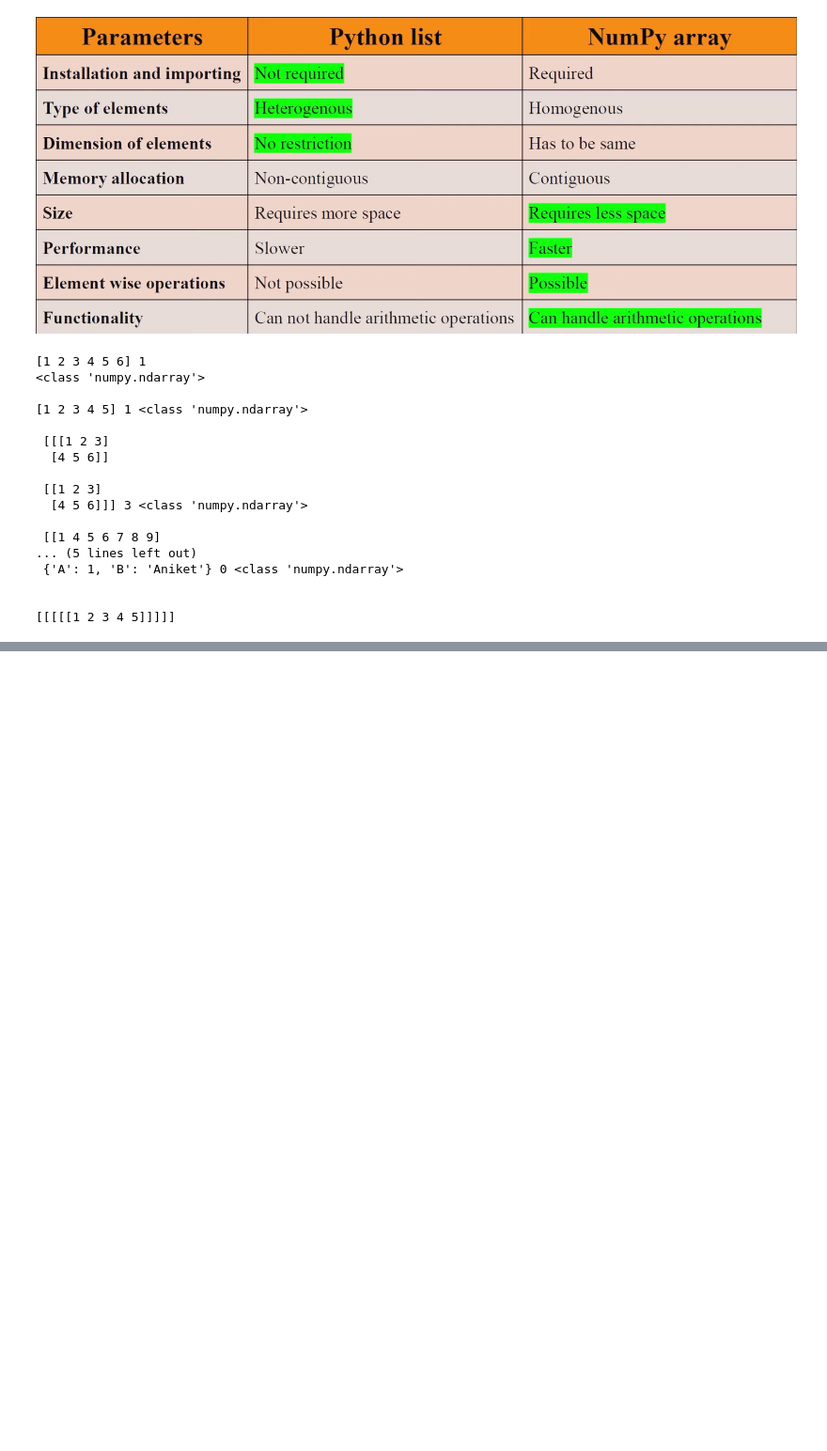
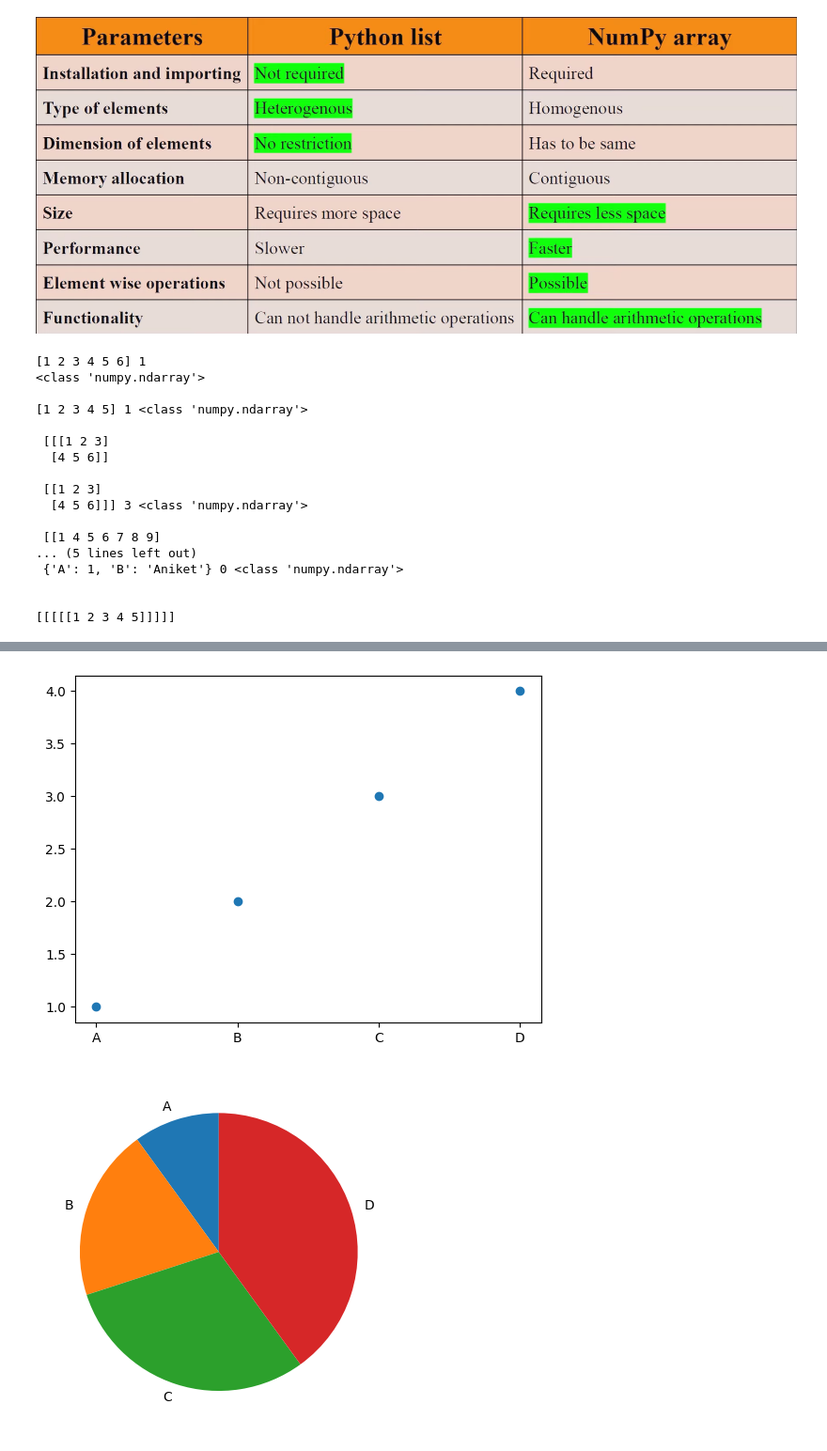
Before and after one commit to SiliconTable-AniketPandey/Python, a Jupyter notebook: Week-10.ipynb, the cells around one changed output, grey strips where cells are left out. Shown at 94% size. Drawn from its saved outputs; the diff is of its cells as text; code cells hidden in the pictures; blank space fills up the shorter version.

```diff
--- a/Week-10.ipynb
+++ b/Week-10.ipynb
@@ -336,0 +355,45 @@ print(a)                                                         # Will create [
+# %%
+import matplotlib.pyplot as plt
+import numpy as np
+
+x_names = np.array(['A','B','C','D'])
+y_points = np.array([1, 2, 3, 4])       # Linear
+
+plt.scatter(x_names,y_points)  # Scatter plot
+plt.show()
+
+plt.pie(y_points,labels = x_names,startangle = 90) # pie chart
+plt.show()
+
+
+plt.bar(x_names,y_points)       # Bar graph
+plt.show()
+
+plt.barh(x_names,y_points)       #  Horizontal bar graph
+plt.show()
+
+# np.random.normal(mean, deviation, number_of_elements)
+x = np.random.normal(170,10,250) #  you want to generate an array of 250 random numbers following a normal distribution with a mean of 170 and a standard deviation of 10.
+plt.hist(x)
+plt.show()
+
+
+import random                      # using random method
+array_size = 100
+x_array = random.sample(range(1,500),array_size)        # makes an arry of unique random numbers from the espicified range (in this case array_size)
+y_array = random.sample(range(500,1000),array_size)     # makes an arry of unique random numbers from the espicified range (in this case array_size)
+plt.scatter(x_array,y_array)
+plt.show()
+
+
+# sorted one
+x_array.sort()
+y_array.sort()
+plt.scatter(x_array,y_array)  # scatterplot
+plt.show()
+
+plt.bar(x_array,y_array) # bar graph
+plt.show()
+# %% [output]
+[figure, added]
+[figure, added]
```
Also changed, not shown: parts of 3 cells of this notebook.
